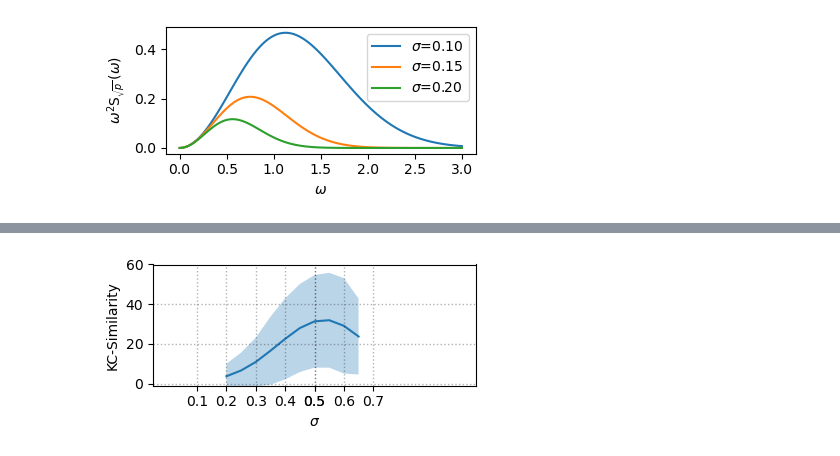
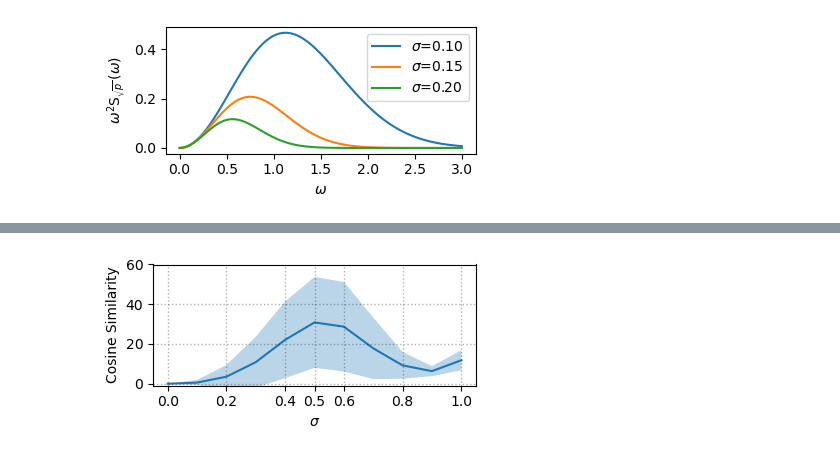
Before and after one commit to Amir-Mehrpanah/On-Spectral-Properties-of-Gradient-based-Explanation-Methods-ECCV24, a Jupyter notebook: source/misc_visualizations.ipynb, the cells around one changed output, grey strips where cells are left out. Drawn from its saved outputs; the diff is of its cells as text; code cells hidden in the pictures.

```diff
--- a/source/misc_visualizations.ipynb
+++ b/source/misc_visualizations.ipynb
@@ -49,5 +277,5 @@ plt.savefig('outputs/figures/bands.pdf')
 # %%
-save_metadata_dir = "outputs/metadata/7_2_convex_0/"
+save_metadata_dir = "outputs/metadata/8_2_convex_1/"
 paths = os.path.join(save_metadata_dir, "merged_metadata.csv")
 paths = glob(paths)
 data = []
@@ -77,41 +305,41 @@ temp.to_csv("outputs/processed/KC_similarity.csv", index=False)
 # %%
-temp = pd.read_csv("outputs/processed/KC_similarity.csv")
+temp = pd.read_csv("outputs/processed/7/KC_convex_similarity.csv")
 temp = temp.drop(columns="image_index")
 # %%
 u=4
 fig, ax = plt.subplots(1,1,figsize=(u, u/2))
 # plot mean with error bands
 means = temp.groupby("alpha_mask_value").mean()
 stds = temp.groupby("alpha_mask_value").std()
 ax.plot(means.index, means.similarity, label="mean")
 ax.fill_between(
     means.index,
     means.similarity - stds.similarity,
     means.similarity + stds.similarity,
     alpha=0.3,
 )
 plt.xlabel(r"$\sigma$")
 plt.ylabel(
-    "KC-Similarity"
+    "Cosine Similarity"
 )
 # draw lines
 xticks = ax.get_xticks()
 xticks = list(xticks)
 xticks.append(0.5)
 ax.set_xticks(xticks)
 for data in xticks:
     plt.axvline(data, linestyle=":", color="black", alpha=0.3, linewidth=1)
 yticks = plt.yticks()[0]
 for y in yticks:
     plt.axhline(y, linestyle=":", color="black", alpha=0.3, linewidth=1)
 ax.set_xlim(-0.05, 1.05)
 ax.set_ylim(-1, 60)
 # make figure square
 plt.tight_layout()
 
-# plt.savefig("outputs/figures/band_similarity.pdf", bbox_inches="tight")
+plt.savefig("outputs/figures/band_similarity_imagenet.pdf", bbox_inches="tight")
 # %% [output]
-[figure, old version]
+[figure, new version]
 # %%
 from source.data_manager import minmax_normalize
 
```
Also changed, not shown: parts of 6 cells of this notebook, 3 other files.
